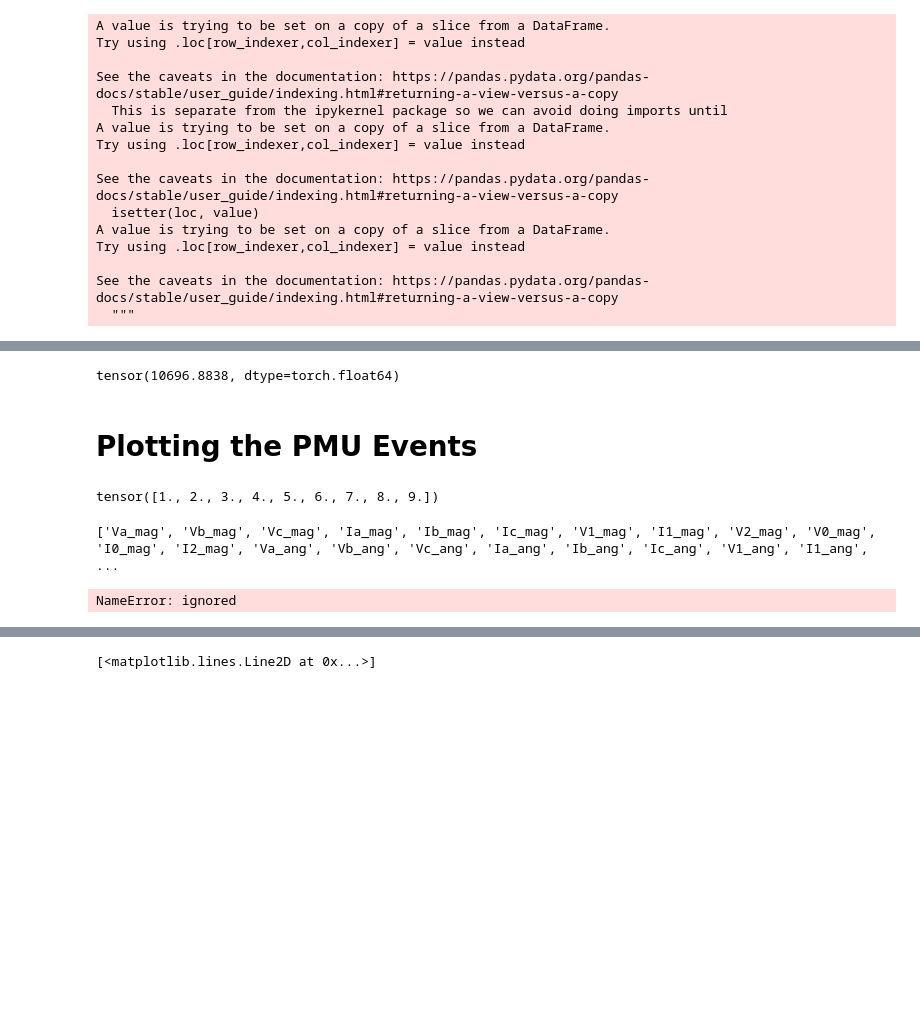
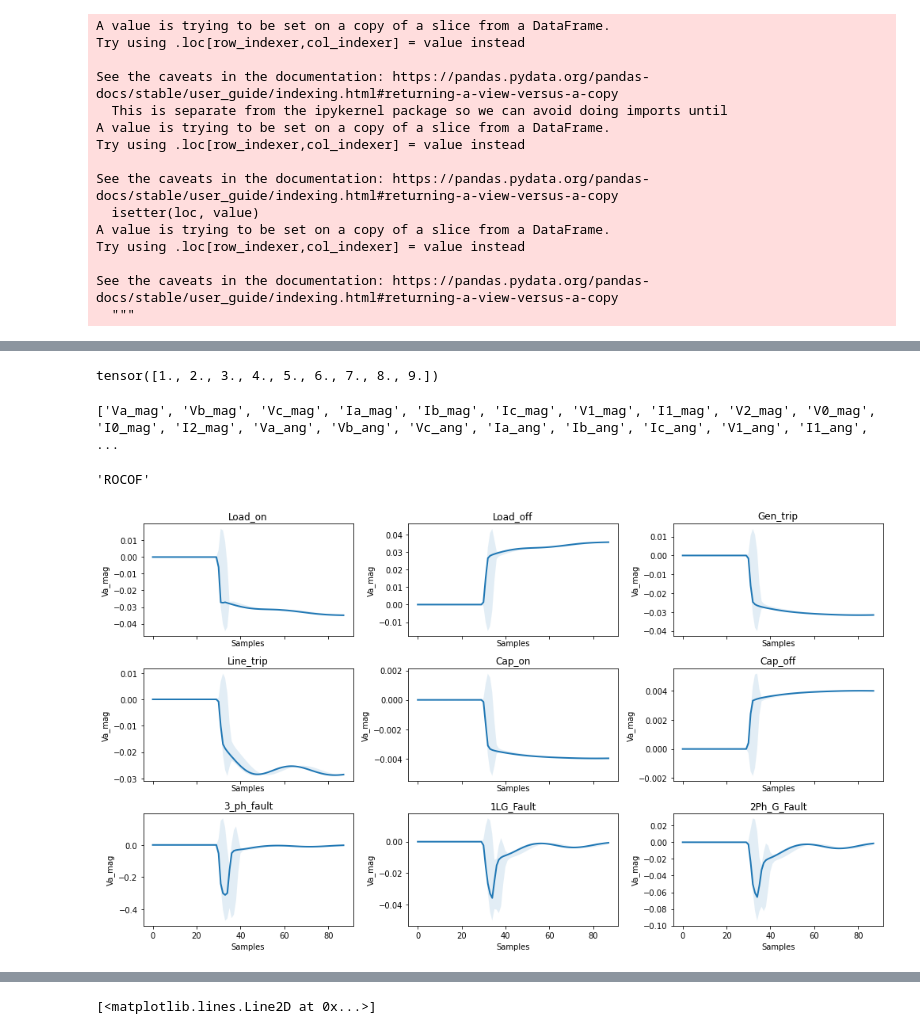
Before and after one commit to Nidarshan619/Planets, a Jupyter notebook: Shreya_PMU_Data.ipynb, the cells around one changed output, grey strips where cells are left out. Saved outputs shown, nothing was run; the diff lists cells and outputs as text; code cells hidden in the pictures; blank space fills up the shorter version.

```diff
--- a/Shreya_PMU_Data.ipynb
+++ b/Shreya_PMU_Data.ipynb
@@ -237,0 +282,39 @@ import torch
+# %%
+train_loader = torch.utils.data.DataLoader(trainset, batch_size=50,
+                                           shuffle=True)
+val_loader = torch.utils.data.DataLoader(valset, batch_size=50,
+                                           shuffle=True)
+# %%
+import torch.nn as nn
+import torch.optim as optim
+
+
+model = nn.Sequential(
+            nn.Linear(2288, 1024),
+            nn.Tanh(),
+            nn.Linear(1024, 512),
+            nn.Tanh(),
+            nn.Linear(512, 128),
+            nn.Tanh(),
+            nn.Linear(128, 9))
+
+
+
+learning_rate = 1e-5
+
+optimizer = optim.SGD(model.parameters(), lr=learning_rate)
+
+loss_fn = nn.CrossEntropyLoss()
+
+n_epochs = 1000
+
+for epoch in range(n_epochs):
+    for imgs, labels in train_loader:
+        outputs = model(imgs.view(imgs.shape[0], -1).float())
+        labels = labels.squeeze(1) # This step should be removed
+        loss = loss_fn(outputs, labels)
+        optimizer.zero_grad()
+        loss.backward()
+        optimizer.step()
+
+    print("Epoch: %d, Loss: %f" % (epoch, float(loss)))
@@ -268,9 +349,3 @@ pmu_events[0].shape, labels[0:10]
-# %%
-pmu_events[0,0,0]
-# %% [output]
-tensor(10696.8838, dtype=torch.float64)
-# %% [markdown]
-# Plotting the PMU Events
 # %%
 import matplotlib.pyplot as plt
 labels_vars = labels.unique()
@@ -282,8 +357,10 @@ healthy =  0
 class_names = ['Load_on','Load_off','Gen_trip','Line_trip','Cap_on','Cap_off','3_ph_fault','1LG_Fault','2Ph_G_Fault']
 signals = list(df.columns)
 print(signals)
+signals[25]
 # %% [output]
 ['Va_mag', 'Vb_mag', 'Vc_mag', 'Ia_mag', 'Ib_mag', 'Ic_mag', 'V1_mag', 'I1_mag', 'V2_mag', 'V0_mag', 'I0_mag', 'I2_mag', 'Va_ang', 'Vb_ang', 'Vc_ang', 'Ia_ang', 'Ib_ang', 'Ic_ang', 'V1_ang', 'I1_ang', ...
+'ROCOF'
 # %%
 #@title Default title text
 def plot_time_series_class(data, signal_name, class_name, ax, n_steps=5):
@@ -312,25 +389,25 @@ def plot_time_series_class(data, signal_name, class_name, ax, n_steps=5):
 # %%
 fig, axs = plt.subplots(
   nrows=len(labels_vars) // 3 ,
   ncols=3,
   sharex=True,
   figsize=(14, 8)
 )
 
-def norm(data):
+def norm_plt(data):
   ev_norm = [(d/d[0])-1 for d in data[:-1]]
   norm_evnts = torch.cat((torch.tensor(ev_norm),torch.tensor(data[-1]).unsqueeze(0)),dim=0).numpy()
   return norm_evnts
 
 for i, cls in enumerate(labels_vars):
   ax = axs.flat[i]
   data = pmu_events[labels == cls] \
     .numpy() \
     .mean(axis=0)
-  data=norm(data)  # This function carefully
-  plot_time_series_class(data,'RoCoF', class_names[i], ax)  # you can change from 0 to 25 to get various plots
+  data=norm_plt(data)  # This function carefully
+  plot_time_series_class(data,'Va_mag', class_names[i], ax)  # you can change from 0 to 25 to get various plots
 
 #fig.delaxes(axs.flat[-1])
 fig.tight_layout();
 # %% [output]
-NameError: ignored
+[figure, added]
```
Also changed, not shown: parts of 20 cells of this notebook.
